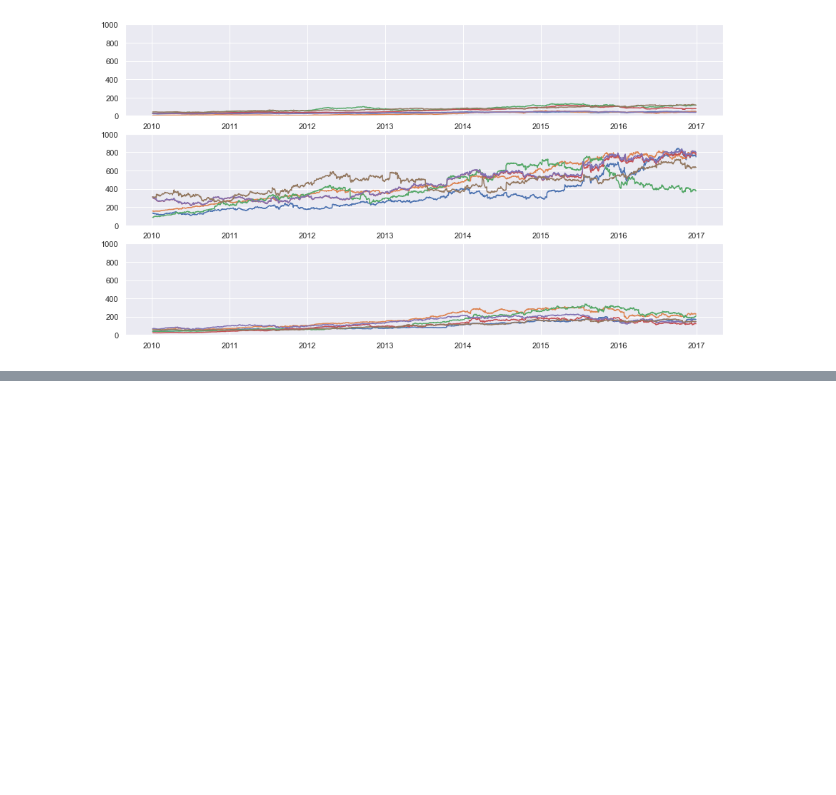
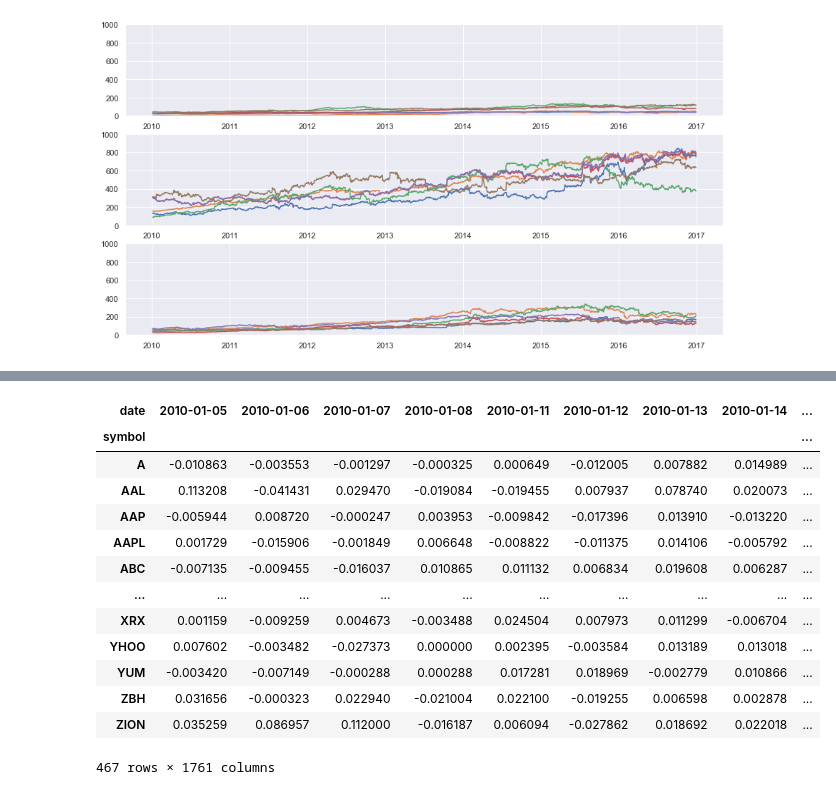
Before and after one commit to gihonglee/Stock_Analysis, a Jupyter notebook: main.ipynb, the cells around one changed output, grey strips where cells are left out. Drawn from its saved outputs; the diff is of its cells as text; code cells hidden in the pictures; blank space fills up the shorter version.

```diff
--- a/main.ipynb
+++ b/main.ipynb
@@ -462,3 +462,5 @@ for j in range(6):
         axs[i].plot(x, y)
 # %% [output]
 [figure]
+# %%
+df_kmean_rate = df[['date','symbol','close']]
@@ -464,0 +508,18 @@ for j in range(6):
+# %%
+df_kmean_rate = pd.pivot_table(df_kmean_rate,'close_change','symbol','date')
+df_kmean_rate
+# %% [output]
+| date | 2010-01-05 | 2010-01-06 | 2010-01-07 | 2010-01-08 | 2010-01-11 | 2010-01-12 | 2010-01-13 | 2010-01-14 | ... |
+| symbol |  |  |  |  |  |  |  |  | ... |
+| A | -0.010863 | -0.003553 | -0.001297 | -0.000325 | 0.000649 | -0.012005 | 0.007882 | 0.014989 | ... |
+| AAL | 0.113208 | -0.041431 | 0.029470 | -0.019084 | -0.019455 | 0.007937 | 0.078740 | 0.020073 | ... |
+| AAP | -0.005944 | 0.008720 | -0.000247 | 0.003953 | -0.009842 | -0.017396 | 0.013910 | -0.013220 | ... |
+| AAPL | 0.001729 | -0.015906 | -0.001849 | 0.006648 | -0.008822 | -0.011375 | 0.014106 | -0.005792 | ... |
+| ABC | -0.007135 | -0.009455 | -0.016037 | 0.010865 | 0.011132 | 0.006834 | 0.019608 | 0.006287 | ... |
+| ... | ... | ... | ... | ... | ... | ... | ... | ... | ... |
+| XRX | 0.001159 | -0.009259 | 0.004673 | -0.003488 | 0.024504 | 0.007973 | 0.011299 | -0.006704 | ... |
+| YHOO | 0.007602 | -0.003482 | -0.027373 | 0.000000 | 0.002395 | -0.003584 | 0.013189 | 0.013018 | ... |
+| YUM | -0.003420 | -0.007149 | -0.000288 | 0.000288 | 0.017281 | 0.018969 | -0.002779 | 0.010866 | ... |
+| ZBH | 0.031656 | -0.000323 | 0.022940 | -0.021004 | 0.022100 | -0.019255 | 0.006598 | 0.002878 | ... |
+| ZION | 0.035259 | 0.086957 | 0.112000 | -0.016187 | 0.006094 | -0.027862 | 0.018692 | 0.022018 | ... |
+467 rows × 1761 columns
```
Also changed, not shown: parts of 5 cells of this notebook.
